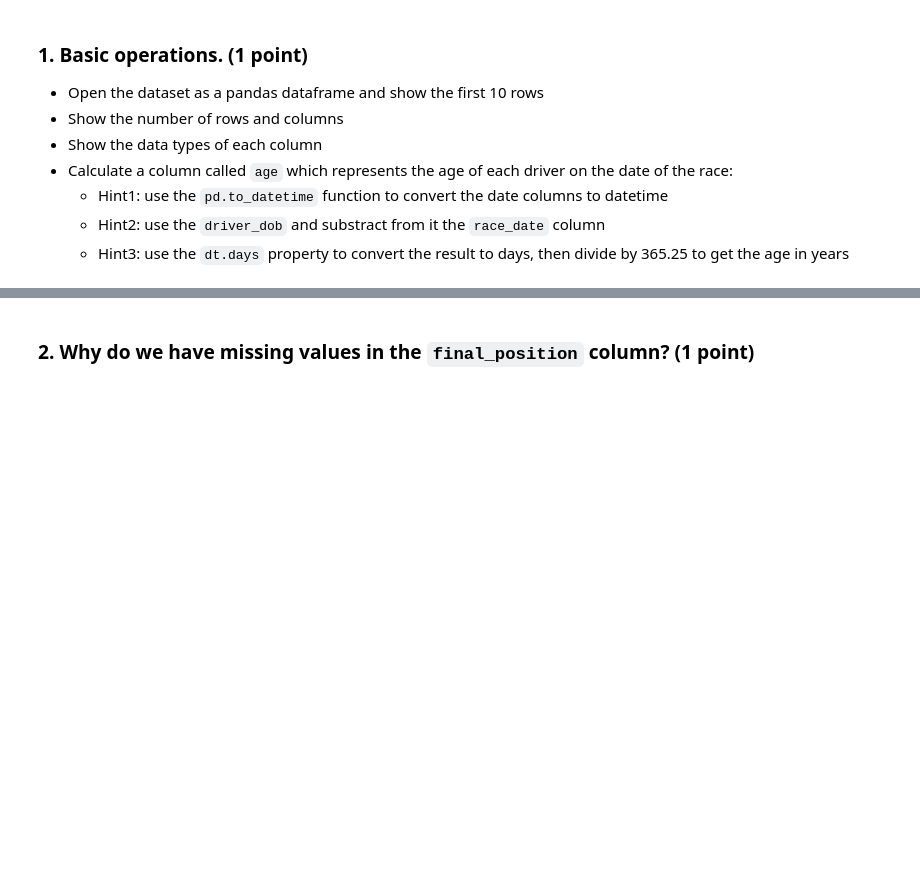
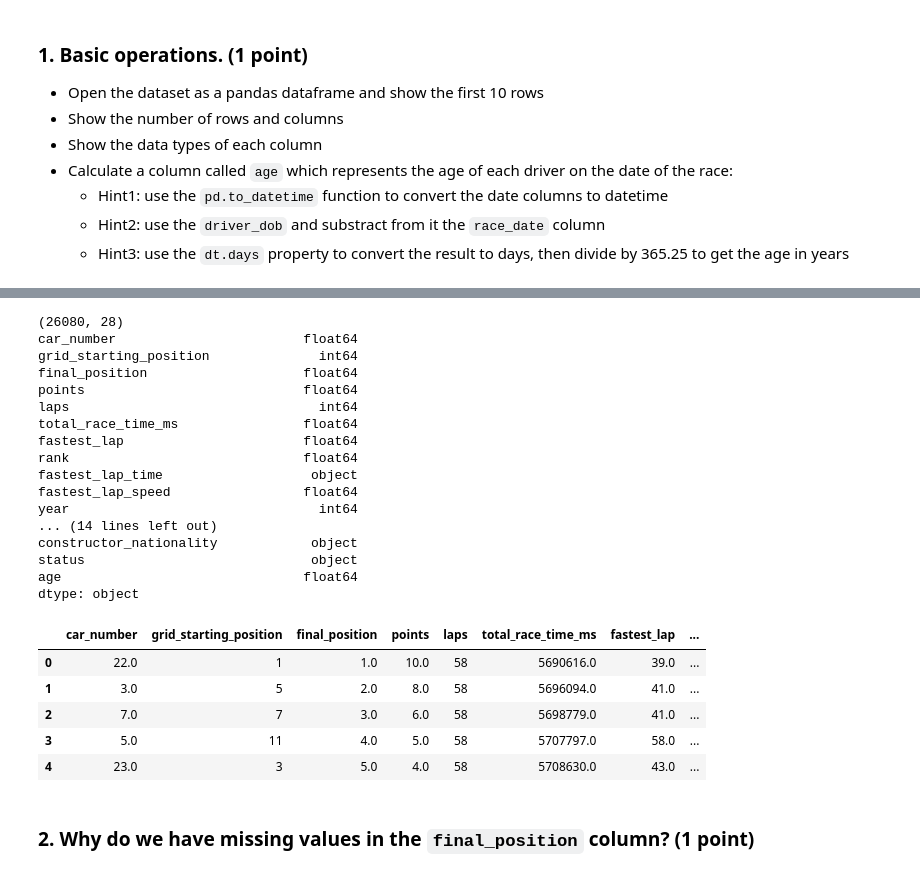
Before and after one commit to BOYSABIO/IE-University, a Jupyter notebook: IE_MASTERS/7_PYTHON_FOR_DATA_ANALYSIS/GROUP_PROJECT/group_assignment (3).ipynb, the cells around one changed output, grey strips where cells are left out. Saved outputs shown, nothing was run; the diff lists cells and outputs as text; code cells hidden in the pictures; blank space fills up the shorter version.

```diff
--- a/IE_MASTERS/7_PYTHON_FOR_DATA_ANALYSIS/GROUP_PROJECT/group_assignment (3).ipynb
+++ b/IE_MASTERS/7_PYTHON_FOR_DATA_ANALYSIS/GROUP_PROJECT/group_assignment (3).ipynb
@@ -65,2 +79,39 @@ The data is composed of the following variables:
+# %%
+import datetime as dt
+
+print(df.shape)
+
+df['driver_dob'] = pd.to_datetime(df['driver_dob'])
+df['race_date'] = pd.to_datetime(df['race_date'])
+
+print(df.dtypes)
+
+df['age'] = (df['race_date'] - df['driver_dob']).dt.days / 365
+
+df.head(5)
+# %% [output]
+(26080, 28)
+car_number                        float64
+grid_starting_position              int64
+final_position                    float64
+points                            float64
+laps                                int64
+total_race_time_ms                float64
+fastest_lap                       float64
+rank                              float64
+fastest_lap_time                   object
+fastest_lap_speed                 float64
+year                                int64
+... (14 lines left out)
+constructor_nationality            object
+status                             object
+age                               float64
+dtype: object
+|  | car_number | grid_starting_position | final_position | points | laps | total_race_time_ms | fastest_lap | ... |
+| 0 | 22.0 | 1 | 1.0 | 10.0 | 58 | 5690616.0 | 39.0 | ... |
+| 1 | 3.0 | 5 | 2.0 | 8.0 | 58 | 5696094.0 | 41.0 | ... |
+| 2 | 7.0 | 7 | 3.0 | 6.0 | 58 | 5698779.0 | 41.0 | ... |
+| 3 | 5.0 | 11 | 4.0 | 5.0 | 58 | 5707797.0 | 58.0 | ... |
+| 4 | 23.0 | 3 | 5.0 | 4.0 | 58 | 5708630.0 | 43.0 | ... |
 # %% [markdown]
 ### 2. Why do we have missing values in the `final_position` column? (1 point)
```
Also changed, not shown: parts of 2 cells of this notebook.
